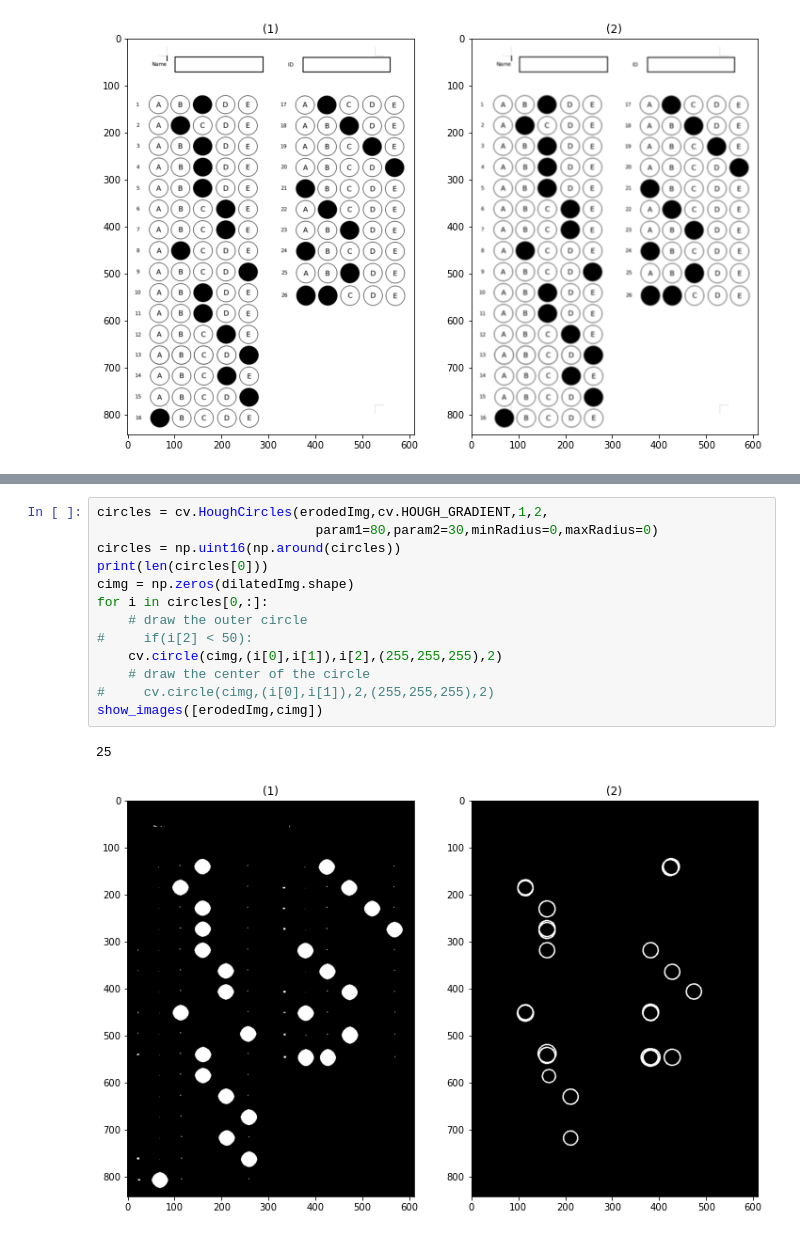
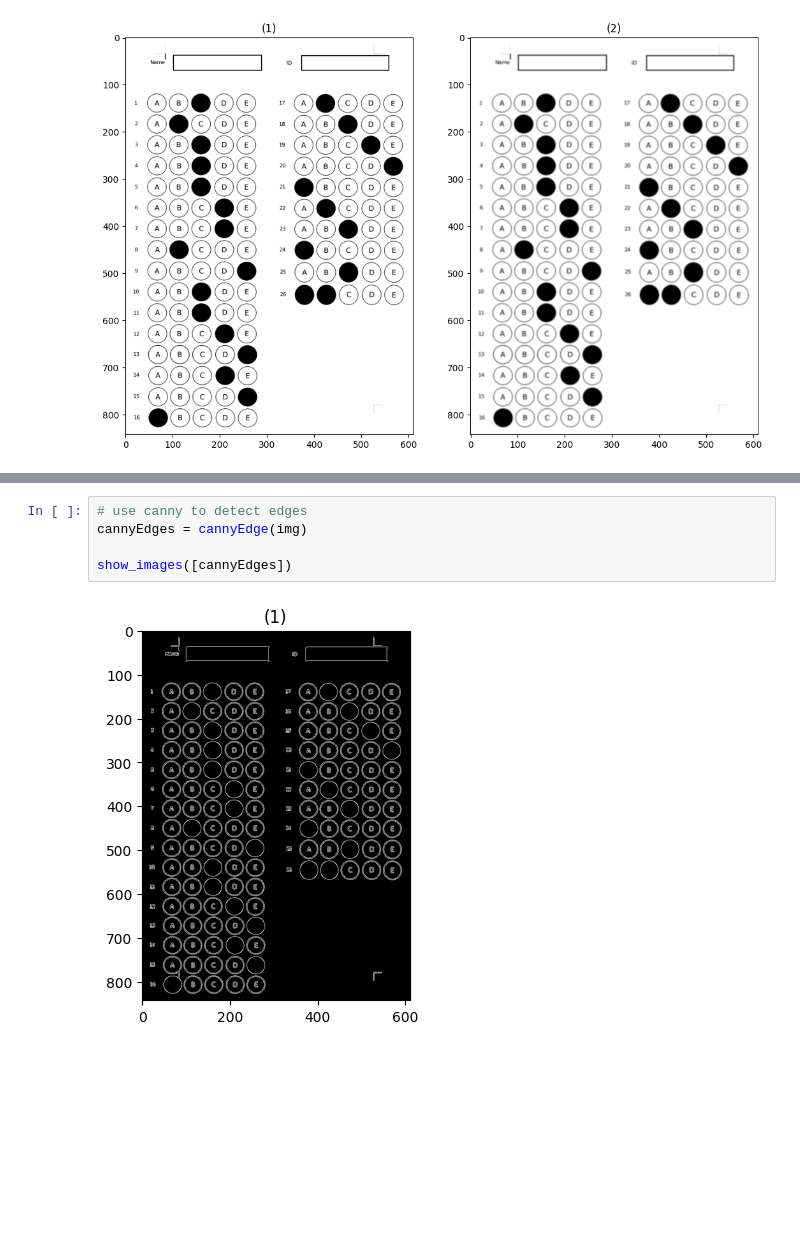
Before and after one commit to ZiadSheriif/Sa7a7LY, a Jupyter notebook: BubbleSheet/BubbleSheet.ipynb, the cells around one changed output, grey strips where cells are left out. Cells and saved outputs as stored; diff of their text form; blank space fills up the shorter version.

Commit message:
preprocess for contour detection

```diff
--- a/BubbleSheet/BubbleSheet.ipynb
+++ b/BubbleSheet/BubbleSheet.ipynb
@@ -67,16 +67,7 @@ show_images([negativeImg,erodedImg,dilatedImg])
 # %%
-circles = cv.HoughCircles(erodedImg,cv.HOUGH_GRADIENT,1,2,
-                            param1=80,param2=30,minRadius=0,maxRadius=0)
-circles = np.uint16(np.around(circles))
-print(len(circles[0]))
-cimg = np.zeros(dilatedImg.shape)
-for i in circles[0,:]:
-    # draw the outer circle
-#     if(i[2] < 50):
-    cv.circle(cimg,(i[0],i[1]),i[2],(255,255,255),2)
-    # draw the center of the circle
-#     cv.circle(cimg,(i[0],i[1]),2,(255,255,255),2)
-show_images([erodedImg,cimg])
+# use canny to detect edges
+cannyEdges = cannyEdge(img)
+
+show_images([cannyEdges])
 # %% [output]
-25
-[figure, old version]
+[figure, new version]
```
Also changed, not shown: parts of 6 cells of this notebook, 1 other file.
